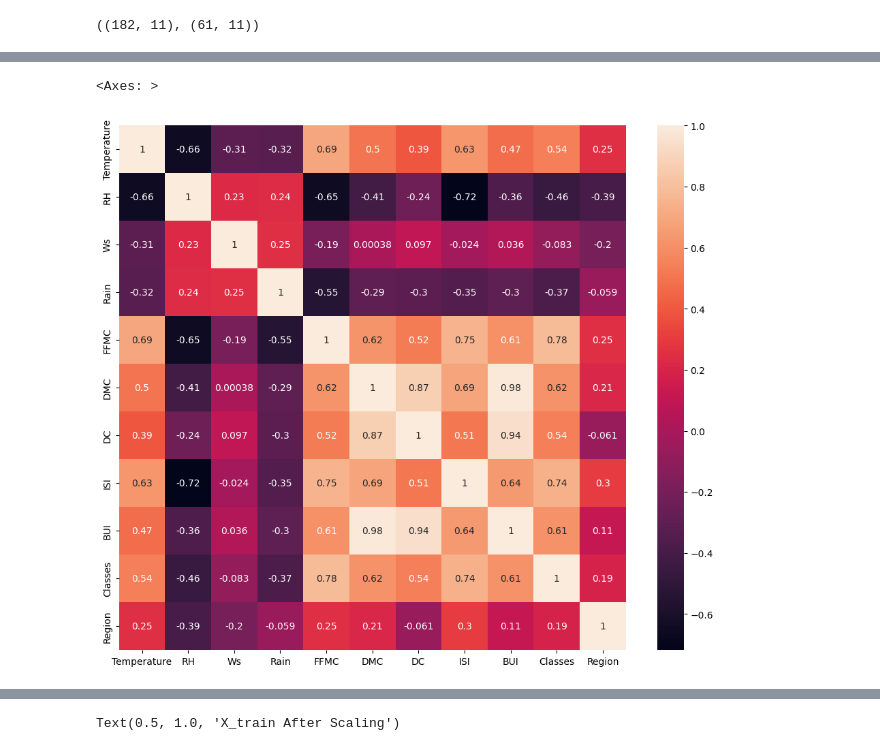
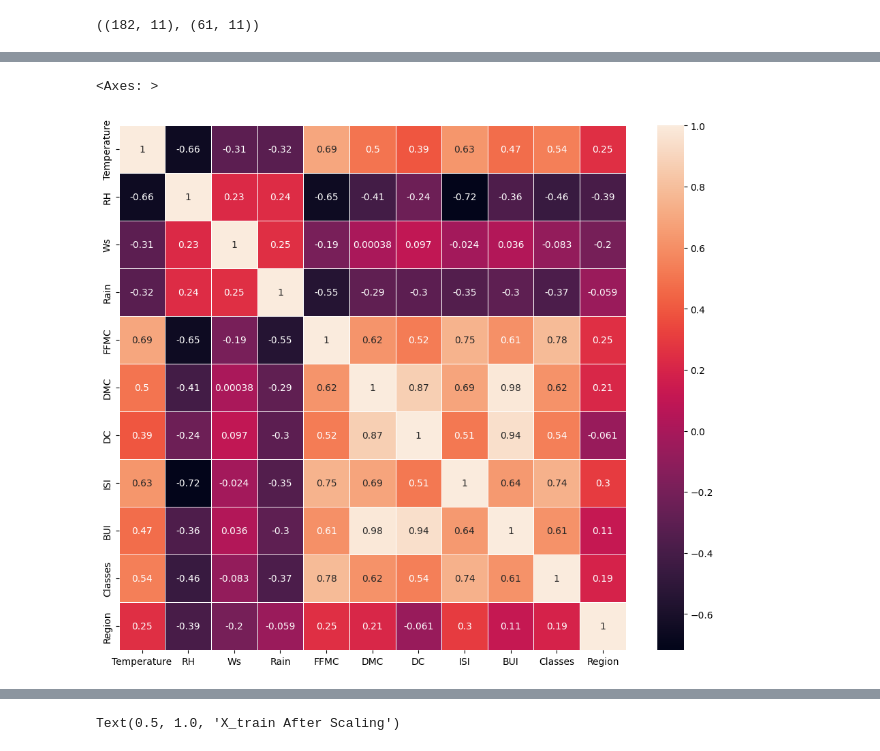
Before and after one commit to Navneet0094/Data-science, a Jupyter notebook: ML Practice/Ridge..../Ridgemodeltrain.ipynb, the cells around one changed output, grey strips where cells are left out. Drawn from its saved outputs; the diff is of its cells as text; code cells hidden in the pictures.

```diff
--- a/ML Practice/Ridge..../Ridgemodeltrain.ipynb
+++ b/ML Practice/Ridge..../Ridgemodeltrain.ipynb
@@ -104,10 +104,10 @@ corr
 | Region | 0.254549 | -0.394665 | -0.199969 | -0.059022 | 0.249514 | 0.212582 | -0.060838 | 0.296441 | 0.114897 | 0.188837 | 1.000000 |
 # %%
 plt.figure(figsize=(12,10))
-sns.heatmap(corr,annot=True)
+sns.heatmap(corr,annot=True,linewidths=0.5)
 # %% [output]
 <Axes: >
-[figure, old version]
+[figure, new version]
 # %%
 def correlation(dataset, threshold):
     col_corr = set() # to get unique columns
```
Also changed, not shown: parts of 2 cells of this notebook, 19 other files.
